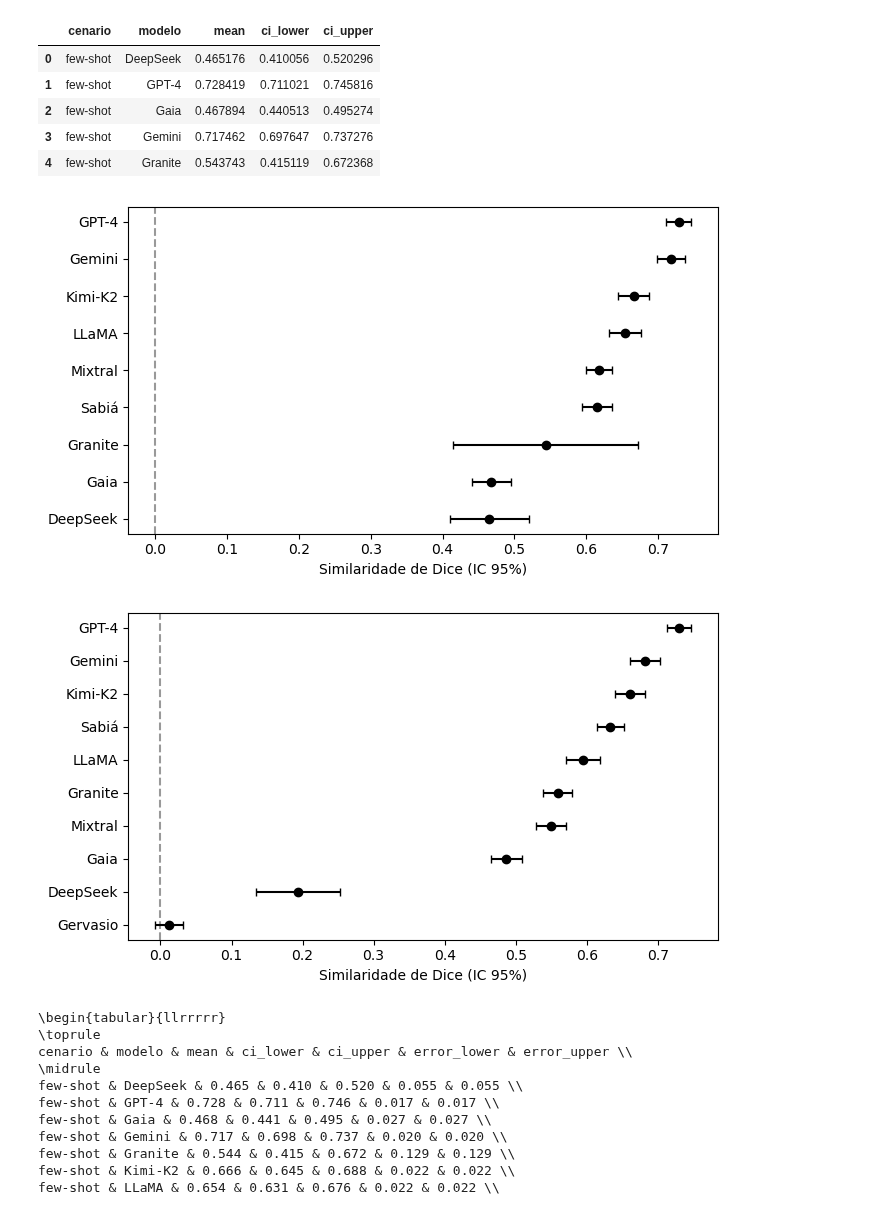
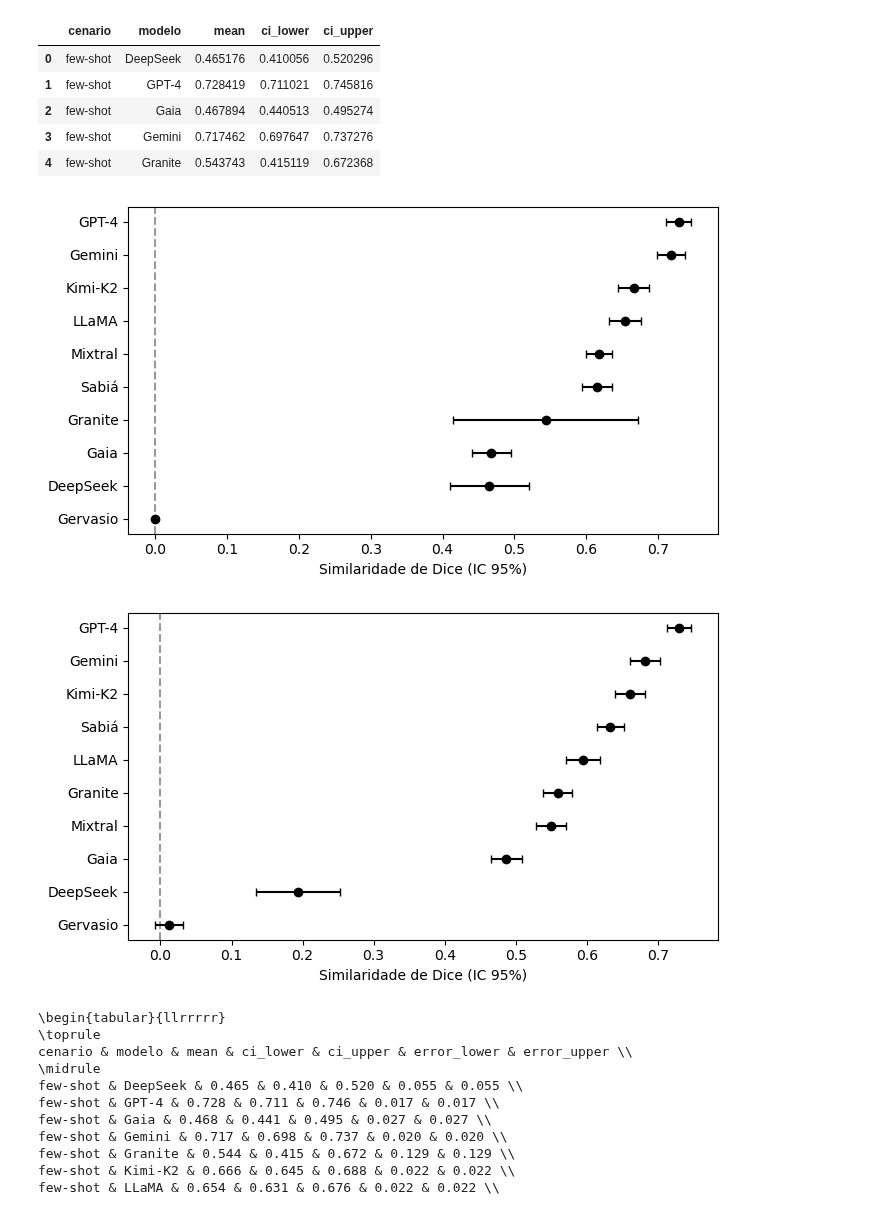
Before and after one commit to llm-pt-ibm/brazilian_northeast_humor_benchmark, a Jupyter notebook: results_exploration.ipynb, the cells around one changed output. Cells and saved outputs as stored; diff of their text form; code cells hidden in the pictures.

Commit message:
update visualizations

```diff
--- a/results_exploration.ipynb
+++ b/results_exploration.ipynb
@@ -228,7 +305,7 @@ def mean_confidence_interval(data, confidence=0.95):
 import numpy as np
 
 # Bootstrap implementation
-""" def mean_confidence_interval(data, confidence=0.95, B=10000, seed=42):
+""" def mean_confidence_interval_bootstrap(data, confidence=0.95, B=10000, seed=42):
     data = np.asarray(data)
     n = len(data)
     mean = data.mean()
@@ -273,43 +350,65 @@ summary_df.head()
 # %%
 import matplotlib.pyplot as plt
 
+# Incluir modelos com valores nulos no gráfico
+summary_df_plot = summary_df.copy()
+
+# Encontrar combinações cenario-modelo que existem em null_summary mas não em summary_df
+all_combinations = null_summary[['cenario', 'modelo']].drop_duplicates()
+existing_combinations = summary_df[['cenario', 'modelo']].drop_duplicates()
+
+missing_combinations = all_combinations.merge(
+    existing_combinations,
+    on=['cenario', 'modelo'],
+    how='left',
+    indicator=True
+).query("_merge == 'left_only'")[['cenario', 'modelo']]
+
+# Adicionar linhas com mean=0, ci_lower=0, ci_upper=0 para modelos com todos nulos
+if len(missing_combinations) > 0:
+    null_rows = missing_combinations.copy()
+    null_rows['mean'] = 0.0
+    null_rows['ci_lower'] = 0.0
+    null_rows['ci_upper'] = 0.0
+    summary_df_plot = pd.concat([summary_df, null_rows], ignore_index=True)
+
 # Calcula erros
-summary_df["error_lower"] = summary_df["mean"] - summary_df["ci_lower"]
-summary_df["error_upper"] = summary_df["ci_upper"] - summary_df["mean"]
+summary_df_plot["error_lower"] = summary_df_plot["mean"] - summary_df_plot["ci_lower"]
+summary_df_plot["error_upper"] = summary_df_plot["ci_upper"] - summary_df_plot["mean"]
 
 # Lista de cenários únicos
-cenarios = summary_df["cenario"].unique()
+cenarios = summary_df_plot["cenario"].unique()
 
 for c in cenarios:
-    df_c = summary_df[summary_df["cenario"] == c].copy()
+    df_c = summary_df_plot[summary_df_plot["cenario"] == c].copy()
     df_c = df_c.sort_values("mean")
 
     plt.figure(figsize=(7, 4))
 
     plt.errorbar(
         x=df_c["mean"],
         y=df_c["modelo"],
         xerr=[df_c["error_lower"], df_c["error_upper"]],
         fmt='o',
         color="black",
         ecolor="black",
         capsize=3
     )
 
     plt.axvline(0, color='black', linestyle='--', alpha=0.4)
     plt.title(f"", fontsize=12, color="black")
     plt.xlabel("Similaridade de Dice (IC 95%)", color="black")
     plt.ylabel("", color="black")
     plt.grid(False)
 
     plt.gca().spines['bottom'].set_color('black')
     plt.gca().spines['left'].set_color('black')
     plt.gca().tick_params(axis='x', colors='black')
     plt.gca().tick_params(axis='y', colors='black')
 
     plt.tight_layout()
     plt.savefig(os.path.join(visus_path, f"similaridade_dice_{c}_intervalo_confianca.png"), dpi=300)
     plt.show()
 # %% [output]
-[figure, old version]
+[figure, new version]
 [figure]
```
Also changed, not shown: parts of 5 cells of this notebook, 4 other files.
